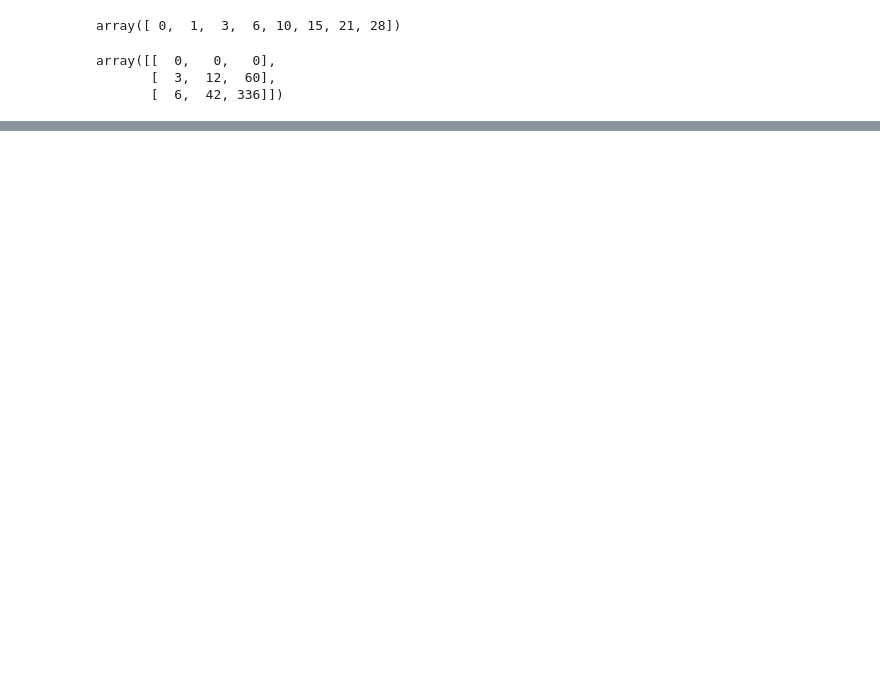
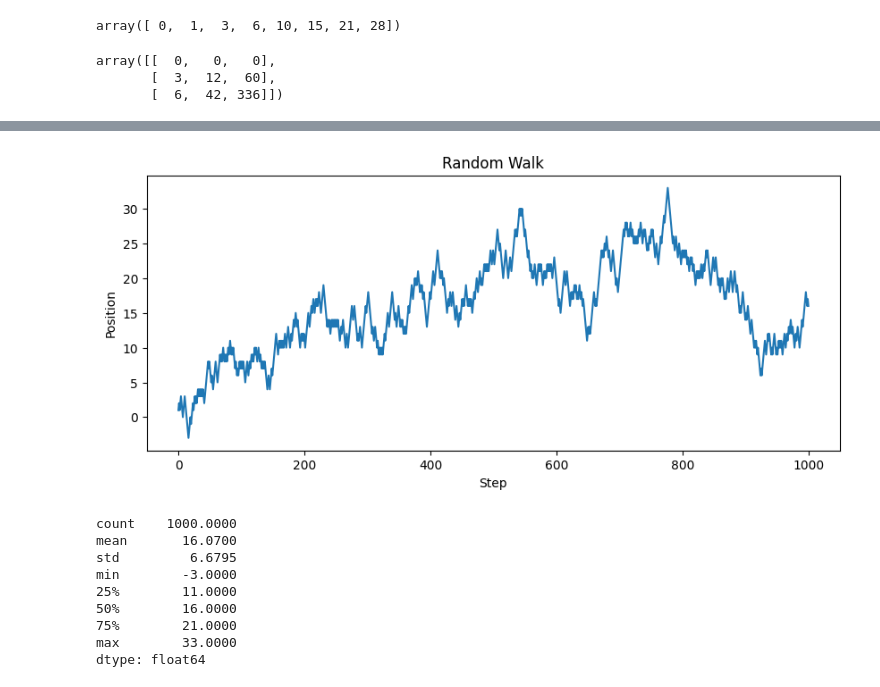
Before and after one commit to MAZIZHUO/my_project, a Jupyter notebook: 09_pyda-2e_study/04_numpy_basics.ipynb, the cells around one changed output, grey strips where cells are left out. Cells and saved outputs as stored; diff of their text form; code cells hidden in the pictures; blank space fills up the shorter version.

Commit message:
pandas

```diff
--- a/09_pyda-2e_study/04_numpy_basics.ipynb
+++ b/09_pyda-2e_study/04_numpy_basics.ipynb
@@ -448,0 +682,30 @@ array([[  0,   0,   0],
+# %%
+import numpy as np
+import matplotlib.pyplot as plt
+import pandas as pd
+
+nsteps = 1000
+
+steps = np.random.choice([1, -1], size=nsteps)
+walk = steps.cumsum()
+
+plt.figure(figsize=(10, 4))
+plt.plot(walk)
+plt.title("Random Walk")
+plt.xlabel("Step")
+plt.ylabel("Position")
+plt.show()
+
+np.array([walk.min(),walk.max(),walk.mean(),walk.std()]).round(2)
+pd.Series(walk).describe()
+# %% [output]
+[figure, added]
+count    1000.0000
+mean       16.0700
+std         6.6795
+min        -3.0000
+25%        11.0000
+50%        16.0000
+75%        21.0000
+max        33.0000
+dtype: float64
```
Also changed, not shown: parts of 41 cells of this notebook, 4 other files.
